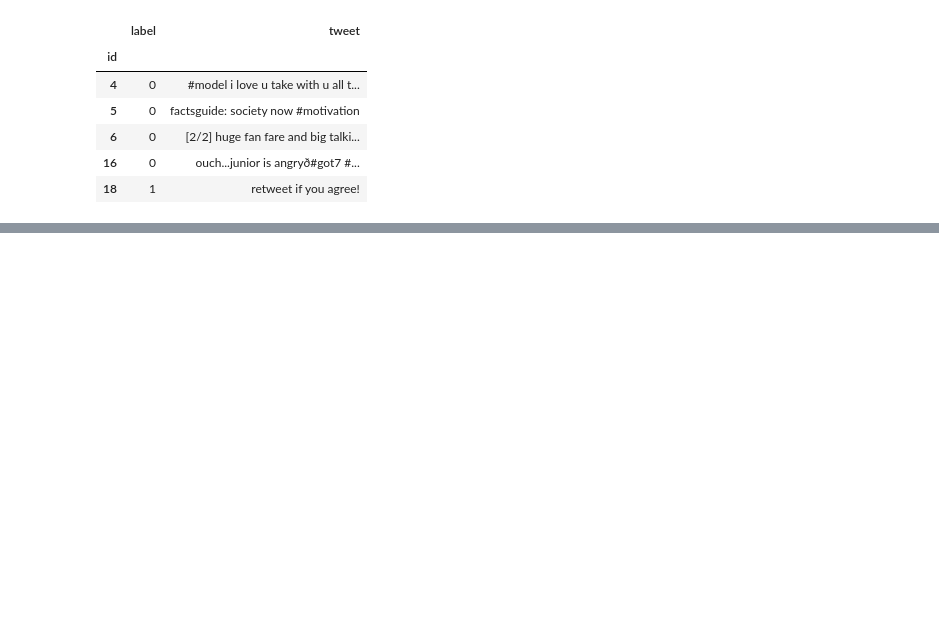
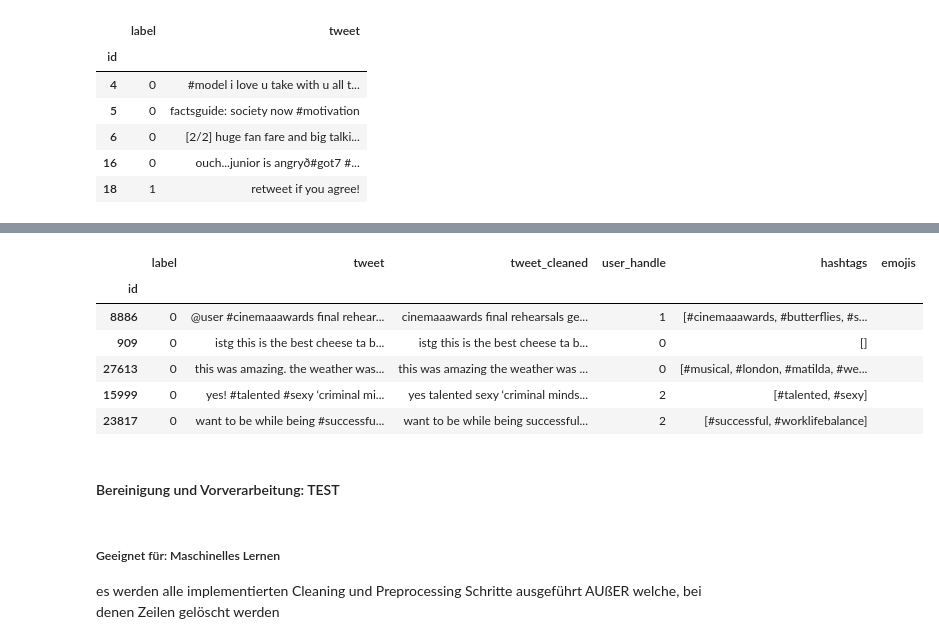
Before and after one commit to netGed/WebScience24, a Jupyter notebook: data/data-splitting-and-preprocessing.ipynb, the cells around one changed output, grey strips where cells are left out. Saved outputs shown, nothing was run; the diff lists cells and outputs as text; code cells hidden in the pictures; blank space fills up the shorter version.

```diff
--- a/data/data-splitting-and-preprocessing.ipynb
+++ b/data/data-splitting-and-preprocessing.ipynb
@@ -234,0 +215,6 @@ memory usage: 806.1+ KB
+# %%
+df_origin_train_rnn = pd.read_csv('./twitter_hate-speech/train.csv', index_col=0)
+df_clean_base_train_rnn = df_origin_train_rnn.copy()
+# %%
+df_clean_base_train_rnn.drop_duplicates(inplace=True)
+df_clean_base_train_rnn["tweet"] = df_clean_base_train_rnn['tweet'].apply(fix_encoding)
@@ -234,0 +312,2 @@ memory usage: 806.1+ KB
+# %%
+df_cleaned_train_rnn = clean_dataframe_train_rnn(df_clean_base_train_rnn)
@@ -234,0 +332,10 @@ memory usage: 806.1+ KB
+# %%
+df_cleaned_train_rnn.head()
+# %% [output]
+|  | label | tweet | tweet_cleaned | user_handle | hashtags | emojis |
+| id |  |  |  |  |  |  |
+| 8886 | 0 | @user #cinemaaawards final rehear... | cinemaaawards final rehearsals ge... | 1 | [#cinemaaawards, #butterflies, #s... |  |
+| 909 | 0 | istg this is the best cheese ta b... | istg this is the best cheese ta b... | 0 | [] |  |
+| 27613 | 0 | this was amazing. the weather was... | this was amazing the weather was ... | 0 | [#musical, #london, #matilda, #we... |  |
+| 15999 | 0 | yes! #talented #sexy ‘criminal mi... | yes talented sexy ‘criminal minds... | 2 | [#talented, #sexy] |  |
+| 23817 | 0 | want to be while being #successfu... | want to be while being successful... | 2 | [#successful, #worklifebalance] |  |
@@ -234,0 +344,5 @@ memory usage: 806.1+ KB
+# %% [markdown]
+#### Bereinigung und Vorverarbeitung: TEST
+# %% [markdown]
+##### Geeignet für: Maschinelles Lernen
+es werden alle implementierten Cleaning und Preprocessing Schritte ausgeführt AUßER welche, bei denen Zeilen gelöscht werden
```
Also changed, not shown: parts of 56 cells of this notebook, 10 other files.
